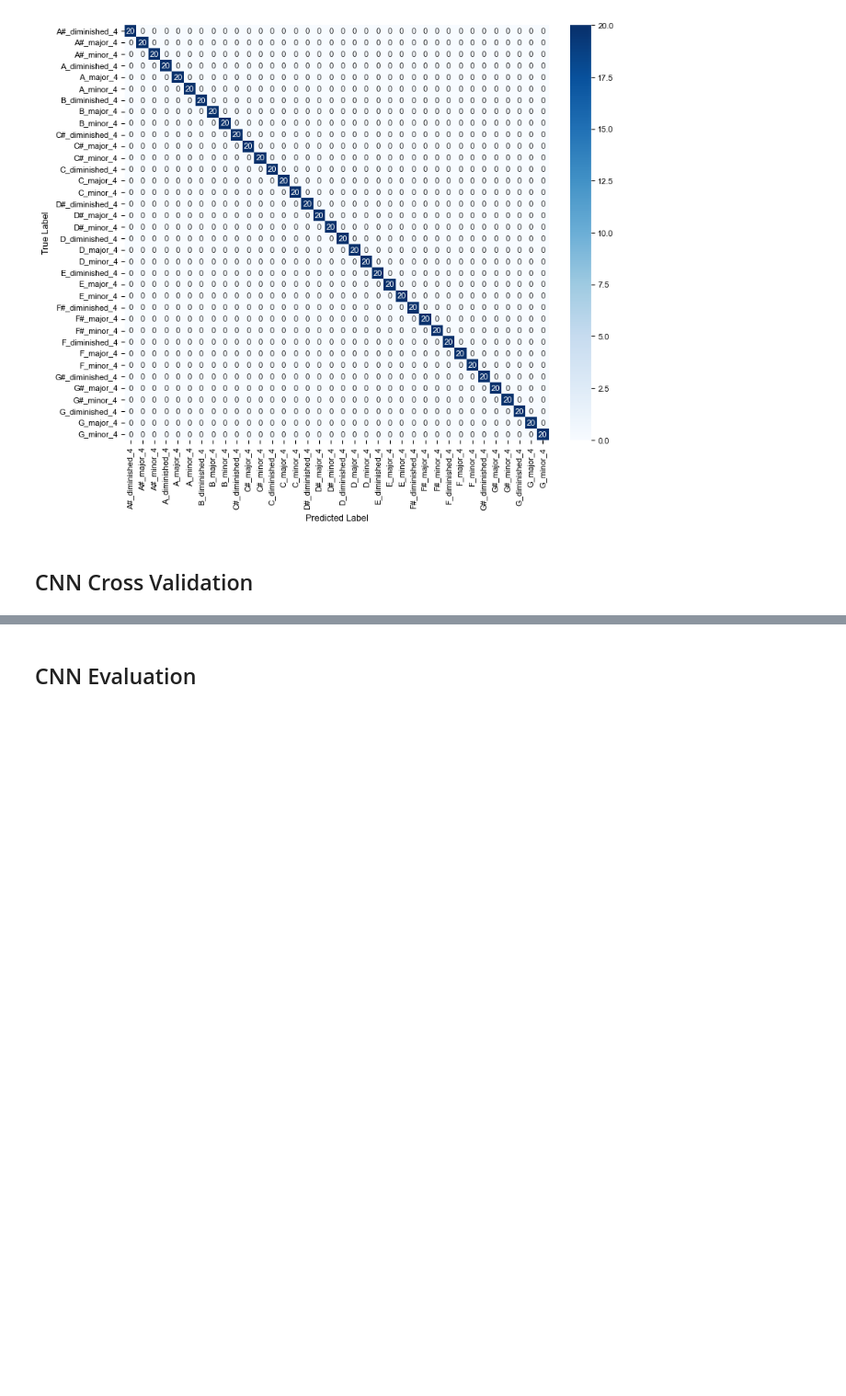
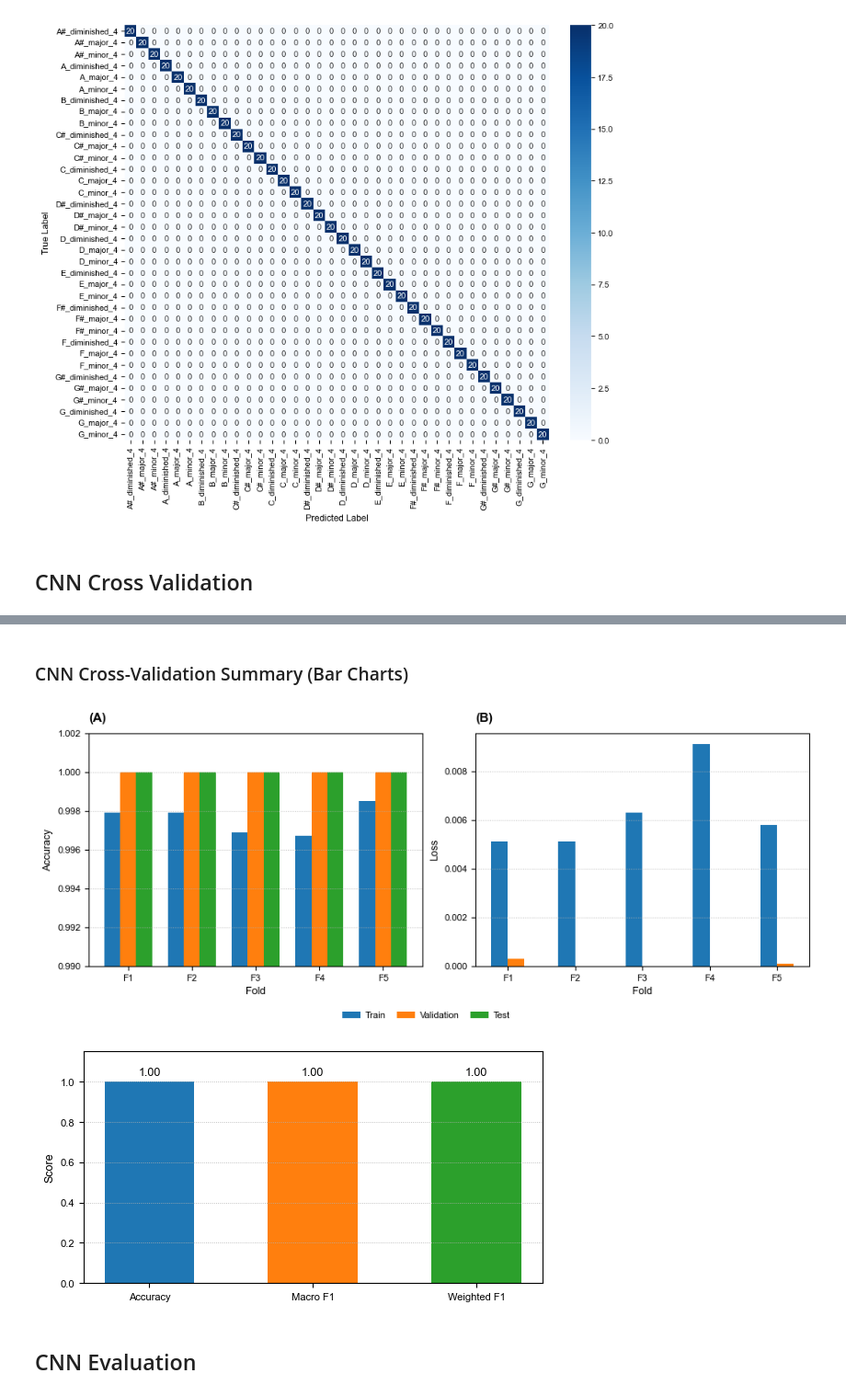
Before and after one commit to sglkc/chord-detector, a Jupyter notebook: training/notebooks/graphics/graphs.ipynb, the cells around one changed output, grey strips where cells are left out. Shown at 92% size. Cells and saved outputs as stored; diff of their text form; code cells hidden in the pictures; blank space fills up the shorter version.

```diff
--- a/training/notebooks/graphics/graphs.ipynb
+++ b/training/notebooks/graphics/graphs.ipynb
@@ -414,3 +418,70 @@ export_plot("cnn_kfold_training_history")
+# %% [markdown]
+### CNN Cross-Validation Summary (Bar Charts)
+# %%
+import matplotlib.pyplot as plt
+import numpy as np
+
+folds = np.arange(1, 6)
+train_acc = np.array([0.9979, 0.9979, 0.9969, 0.9967, 0.9985])
+val_acc   = np.array([1.0000, 1.0000, 1.0000, 1.0000, 1.0000])
+test_acc  = np.array([1.0000, 1.0000, 1.0000, 1.0000, 1.0000])
+train_loss = np.array([0.0051, 0.0051, 0.0063, 0.0091, 0.0058])
+test_loss  = np.array([0.0003, 0.0000, 0.0000, 0.0000, 0.0001])
+
+x = np.arange(len(folds))
+w = 0.25
+
+fig, axes = plt.subplots(1, 2, figsize=(fig_width_inch * 1.7, fig_height_inch * 0.95), layout='constrained')
+
+axes[0].bar(x - w, train_acc, w, label='Train')
+axes[0].bar(x,     val_acc,   w, label='Validation')
+axes[0].bar(x + w, test_acc,  w, label='Test')
+axes[0].text(0.0, 1.04, '(A)', transform=axes[0].transAxes, fontsize=11, fontweight='bold',
+             va='bottom', ha='left', clip_on=False)
+axes[0].set_xlabel('Fold')
+axes[0].set_ylabel('Accuracy')
+axes[0].set_xticks(x)
+axes[0].set_xticklabels([f'F{i}' for i in folds])
+axes[0].set_ylim(0.99, 1.002)
+axes[0].grid(axis='y', linestyle=':', linewidth=0.6)
+
+axes[1].bar(x - w / 2, train_loss, w, label='Train')
+axes[1].bar(x + w / 2, test_loss,  w, label='Test')
+axes[1].text(0.0, 1.04, '(B)', transform=axes[1].transAxes, fontsize=11, fontweight='bold',
+             va='bottom', ha='left', clip_on=False)
+axes[1].set_xlabel('Fold')
+axes[1].set_ylabel('Loss')
+axes[1].set_xticks(x)
+axes[1].set_xticklabels([f'F{i}' for i in folds])
+axes[1].grid(axis='y', linestyle=':', linewidth=0.6)
+
+handles, labels = axes[0].get_legend_handles_labels()
+fig.legend(
+    handles, labels,
+    loc='outside lower center',
+    ncol=3,
+    frameon=False,
+    fontsize=8,
+    borderaxespad=0.4,
+    columnspacing=1.2,
+    handletextpad=0.5,
+)
+export_plot('cnn_kfold_summary_bars')
+
+fig, ax = plt.subplots(figsize=(fig_width_inch, fig_height_inch * 0.7), layout='constrained')
+metrics = ['Accuracy', 'Macro F1', 'Weighted F1']
+means = [1.0, 1.0, 1.0]
+bars = ax.bar(metrics, means, color=['#1f77b4', '#ff7f0e', '#2ca02c'], width=0.55)
+for b, v in zip(bars, means):
+    ax.annotate(f'{v:.2f}', xy=(b.get_x() + b.get_width() / 2, v),
+                xytext=(0, 3), textcoords='offset points', ha='center', va='bottom', fontsize=9)
+ax.set_ylabel('Score')
+ax.set_ylim(0, 1.15)
+ax.grid(axis='y', linestyle=':', linewidth=0.6)
+export_plot('svm_kfold_summary_bars')
+# %% [output]
+[figure, added]
+[figure, added]
 # %% [markdown]
 ## CNN Evaluation
 # %%
```
Also changed, not shown: parts of 10 cells of this notebook, 1 other file.
